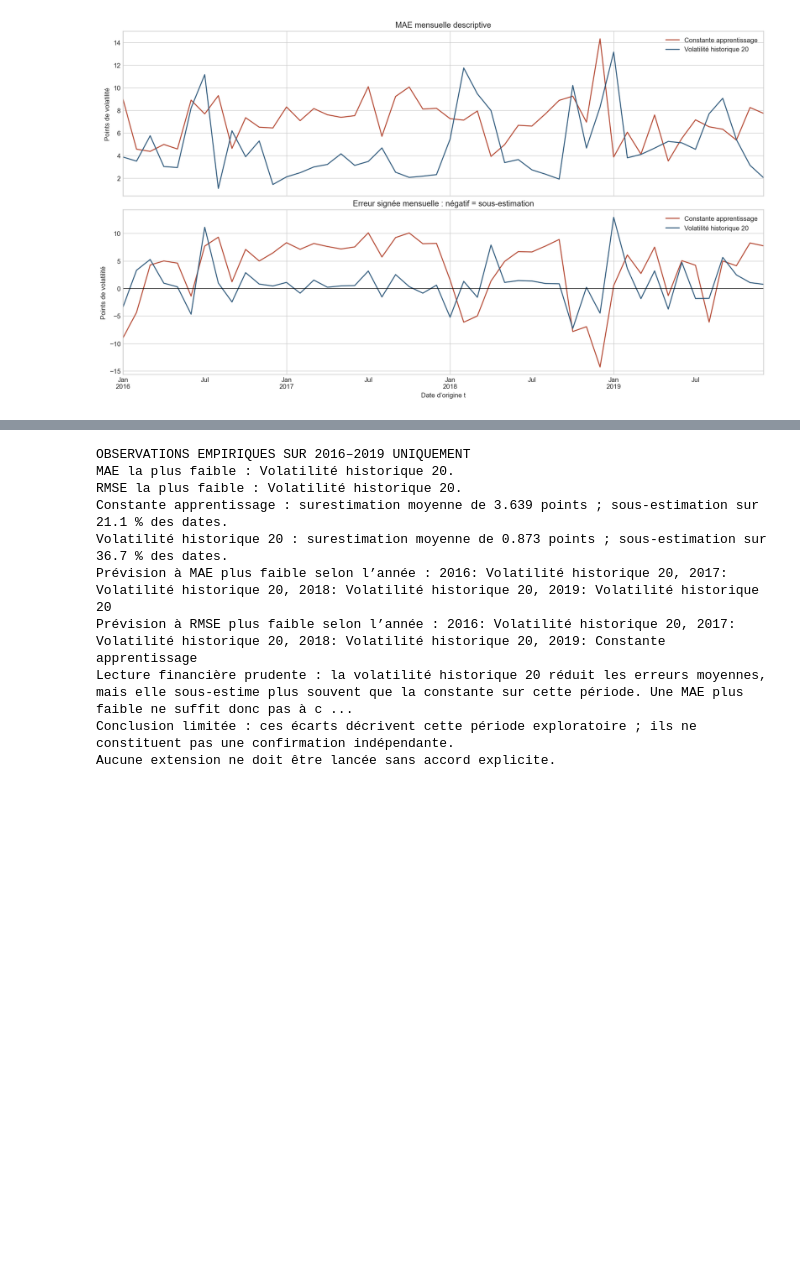
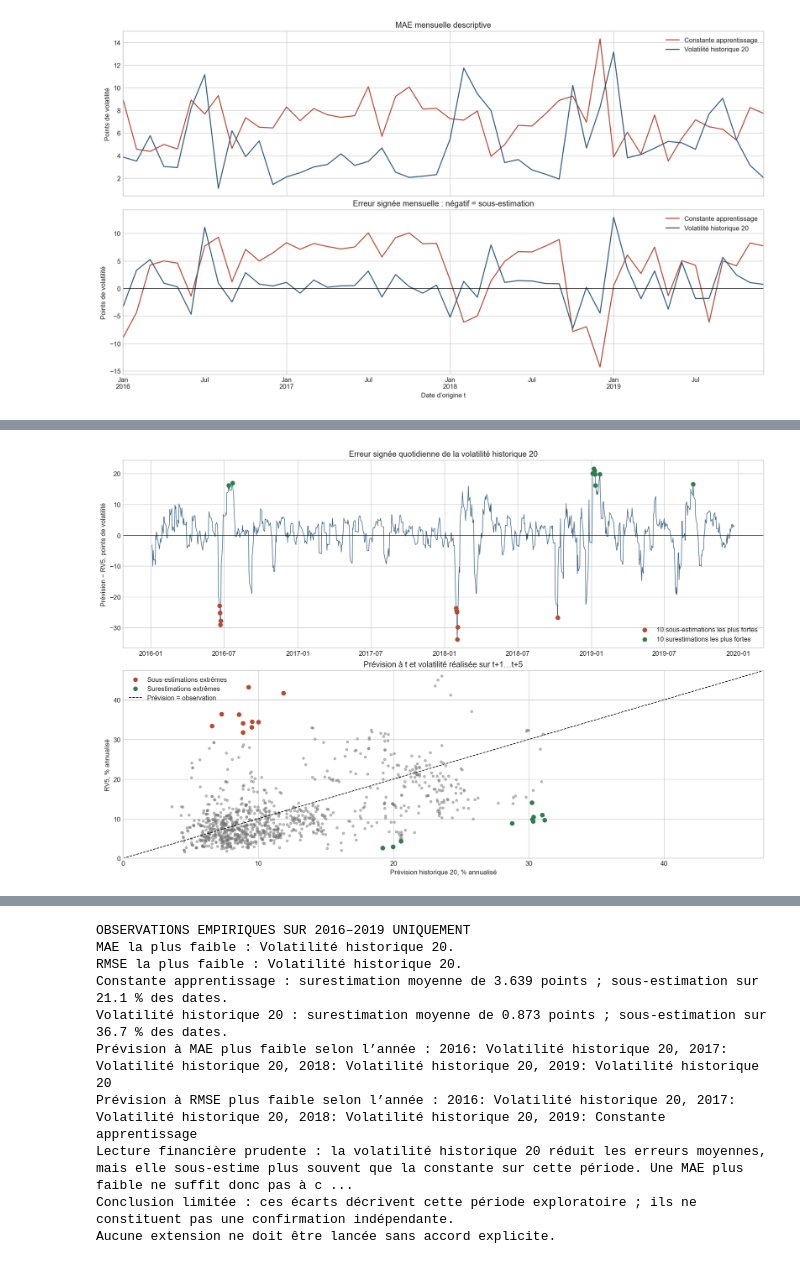
Before and after one commit to MOSSAWIII/ai-financial-risk-reliability, a Jupyter notebook: notebooks/03_previsibilite_simple.ipynb, the cells around one changed output, grey strips where cells are left out. Cells and saved outputs as stored; diff of their text form; code cells hidden in the pictures; blank space fills up the shorter version.

```diff
--- a/notebooks/03_previsibilite_simple.ipynb
+++ b/notebooks/03_previsibilite_simple.ipynb
@@ -290,0 +403,21 @@ print(yearly_metrics.round(3).to_string(index=False))
+# %%
+fig, axes = plt.subplots(2, 1, figsize=(14, 9), constrained_layout=True)
+axes[0].plot(diagnostics.index, diagnostics['erreur_signée_hist20_pct'], color='#315b7d', linewidth=0.8)
+axes[0].scatter(top_under_dates, diagnostics.loc[top_under_dates, 'erreur_signée_hist20_pct'], color='#b54a35', label='10 sous-estimations les plus fortes', zorder=3)
+axes[0].scatter(top_over_dates, diagnostics.loc[top_over_dates, 'erreur_signée_hist20_pct'], color='#2f7d4a', label='10 surestimations les plus fortes', zorder=3)
+axes[0].axhline(0, color='black', linewidth=0.8)
+axes[0].set(title='Erreur signée quotidienne de la volatilité historique 20', ylabel='Prévision − RV5, points de volatilité')
+axes[0].legend()
+
+x = 100 * diagnostics['prévision_hist_vol_20']
+y = 100 * diagnostics['rv_5']
+plot_limit = max(x.max(), y.max()) * 1.03
+axes[1].scatter(x, y, s=12, alpha=0.45, color='#777777')
+axes[1].scatter(x.loc[top_under_dates], y.loc[top_under_dates], color='#b54a35', label='Sous-estimations extrêmes')
+axes[1].scatter(x.loc[top_over_dates], y.loc[top_over_dates], color='#2f7d4a', label='Surestimations extrêmes')
+axes[1].plot([0, plot_limit], [0, plot_limit], color='black', linestyle='--', linewidth=1, label='Prévision = observation')
+axes[1].set(xlim=(0, plot_limit), ylim=(0, plot_limit), title='Prévision à t et volatilité réalisée sur t+1…t+5', xlabel='Prévision historique 20, % annualisé', ylabel='RV5, % annualisé')
+axes[1].legend()
+plt.show()
+# %% [output]
+[figure, added]
```
Also changed, not shown: parts of 8 cells of this notebook, 2 other files.
